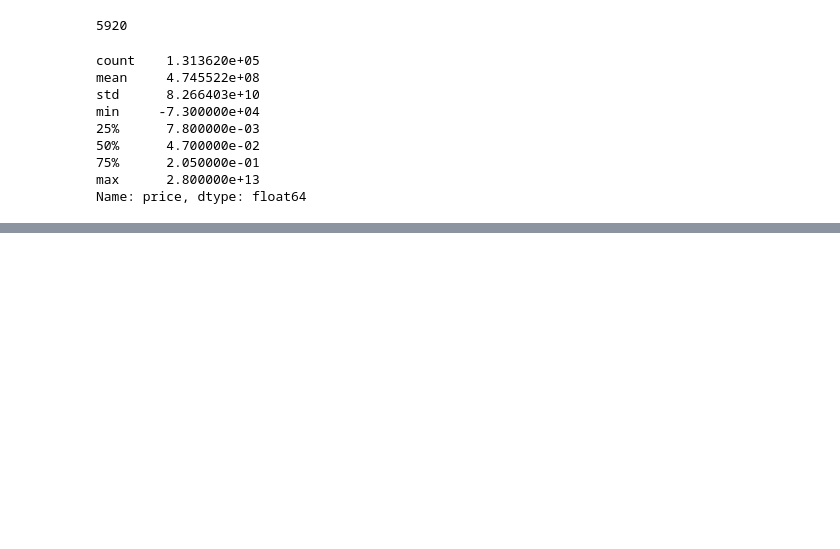
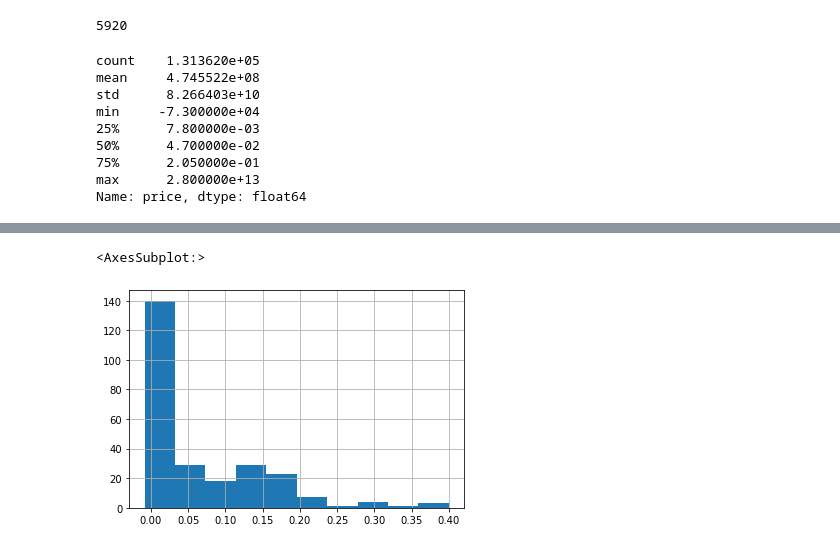
Before and after one commit to JoAmps/Forecasting-average-weekly-prices-of-the-Parallel-Alpha-nft, a Jupyter notebook: forecasting floor prices of parallel alpha.ipynb, the cells around one changed output, grey strips where cells are left out. Saved outputs shown, nothing was run; the diff lists cells and outputs as text; code cells hidden in the pictures; blank space fills up the shorter version.

```diff
--- a/forecasting floor prices of parallel alpha.ipynb
+++ b/forecasting floor prices of parallel alpha.ipynb
@@ -395,0 +396,5 @@ Name: pricemin, dtype: float64
+# %%
+df['pricemedian'].hist()
+# %% [output]
+<AxesSubplot:>
+[figure, added]
```
Also changed, not shown: parts of 19 cells of this notebook.
